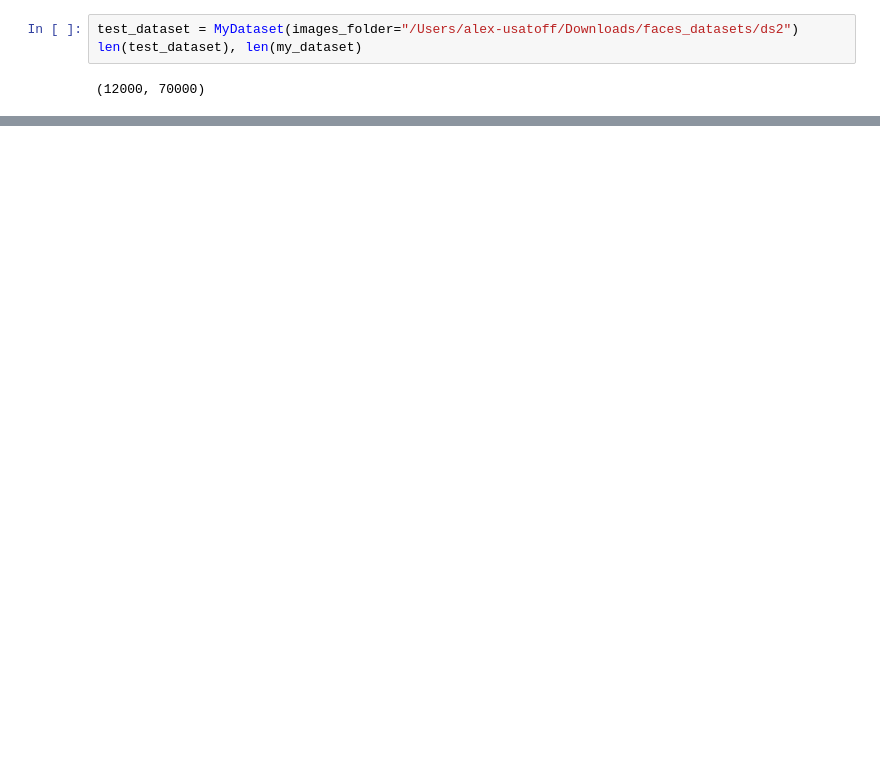
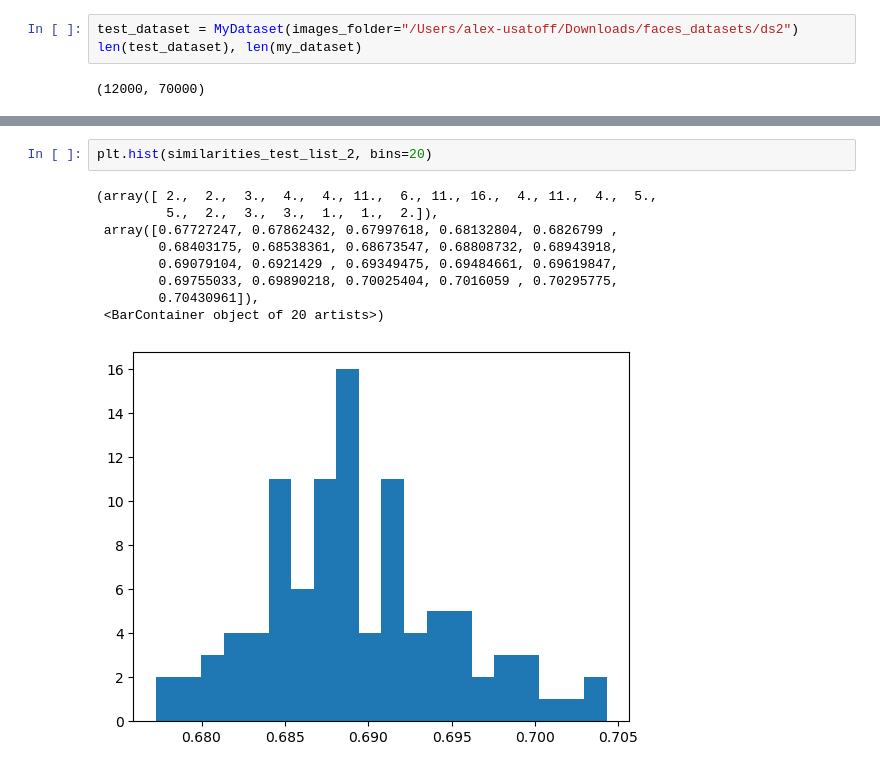
Before and after one commit to Usatoff/datasets_similarity, a Jupyter notebook: base.ipynb, the cells around one changed output, grey strips where cells are left out. Cells and saved outputs as stored; diff of their text form; blank space fills up the shorter version.

```diff
--- a/base.ipynb
+++ b/base.ipynb
@@ -180,0 +203,12 @@ plt.hist(similarities_test_list, bins=20)
+# %%
+plt.hist(similarities_test_list_2, bins=20)
+# %% [output]
+(array([ 2.,  2.,  3.,  4.,  4., 11.,  6., 11., 16.,  4., 11.,  4.,  5.,
+         5.,  2.,  3.,  3.,  1.,  1.,  2.]),
+ array([0.67727247, 0.67862432, 0.67997618, 0.68132804, 0.6826799 ,
+        0.68403175, 0.68538361, 0.68673547, 0.68808732, 0.68943918,
+        0.69079104, 0.6921429 , 0.69349475, 0.69484661, 0.69619847,
+        0.69755033, 0.69890218, 0.70025404, 0.7016059 , 0.70295775,
+        0.70430961]),
+ <BarContainer object of 20 artists>)
+[figure, added]
```
Also changed, not shown: parts of 15 cells of this notebook.
